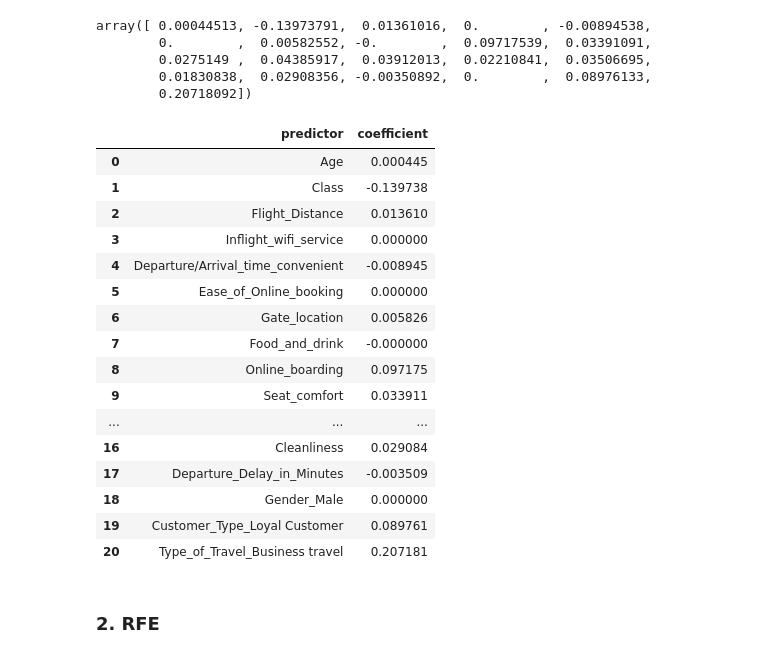
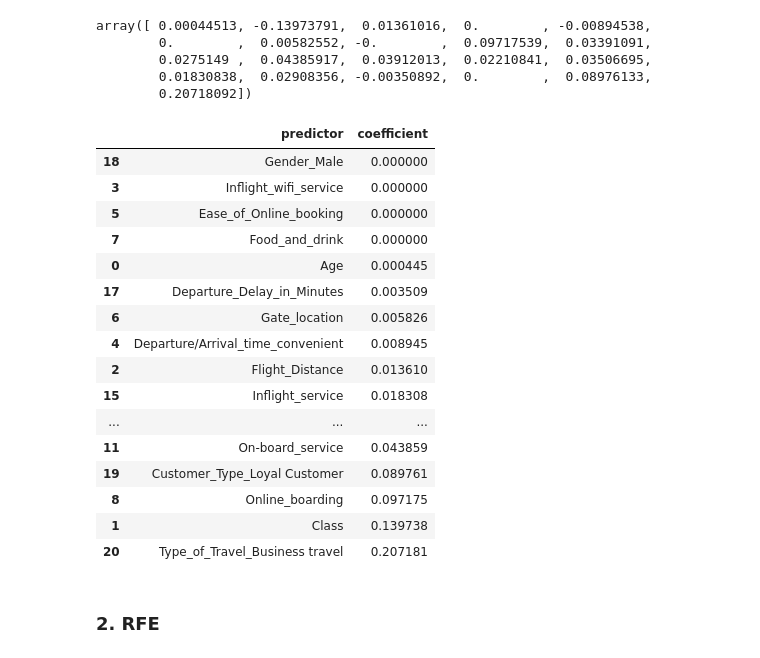
Before and after one commit to shanshanlao/Airline-Passenger-Satisfaction-Prediction, a Jupyter notebook: Code/Airline_data_modeling.ipynb, the cells around one changed output. Saved outputs shown, nothing was run; the diff lists cells and outputs as text; code cells hidden in the pictures.

Commit message:
Evaluated Models on Test Data
Applied feature selection;
Added LightGBM, XGBoost, Adaboost;
Evaluated model on test set

```diff
--- a/Code/Airline_data_modeling.ipynb
+++ b/Code/Airline_data_modeling.ipynb
@@ -377,24 +380,24 @@ array([ 0.00044513, -0.13973791,  0.01361016,  0.        , -0.00894538,
         0.01830838,  0.02908356, -0.00350892,  0.        ,  0.08976133,
         0.20718092])
 # %%
-pd.DataFrame(list(zip(X_train.columns,model_lasso.coef_)), columns = ['predictor','coefficient'])
+pd.DataFrame(list(zip(X_train.columns,abs(model_lasso.coef_))), columns = ['predictor','coefficient']).sort_values(by='coefficient')
 # %% [output]
 |  | predictor | coefficient |
+| 18 | Gender_Male | 0.000000 |
+| 3 | Inflight_wifi_service | 0.000000 |
+| 5 | Ease_of_Online_booking | 0.000000 |
+| 7 | Food_and_drink | 0.000000 |
 | 0 | Age | 0.000445 |
-| 1 | Class | -0.139738 |
+| 17 | Departure_Delay_in_Minutes | 0.003509 |
+| 6 | Gate_location | 0.005826 |
+| 4 | Departure/Arrival_time_convenient | 0.008945 |
 | 2 | Flight_Distance | 0.013610 |
-| 3 | Inflight_wifi_service | 0.000000 |
-| 4 | Departure/Arrival_time_convenient | -0.008945 |
-| 5 | Ease_of_Online_booking | 0.000000 |
-| 6 | Gate_location | 0.005826 |
-| 7 | Food_and_drink | -0.000000 |
+| 15 | Inflight_service | 0.018308 |
+| ... | ... | ... |
+| 11 | On-board_service | 0.043859 |
+| 19 | Customer_Type_Loyal Customer | 0.089761 |
 | 8 | Online_boarding | 0.097175 |
-| 9 | Seat_comfort | 0.033911 |
-| ... | ... | ... |
-| 16 | Cleanliness | 0.029084 |
-| 17 | Departure_Delay_in_Minutes | -0.003509 |
-| 18 | Gender_Male | 0.000000 |
-| 19 | Customer_Type_Loyal Customer | 0.089761 |
+| 1 | Class | 0.139738 |
 | 20 | Type_of_Travel_Business travel | 0.207181 |
 # %% [markdown]
 ### 2. RFE
```
Also changed, not shown: parts of 56 cells of this notebook.
